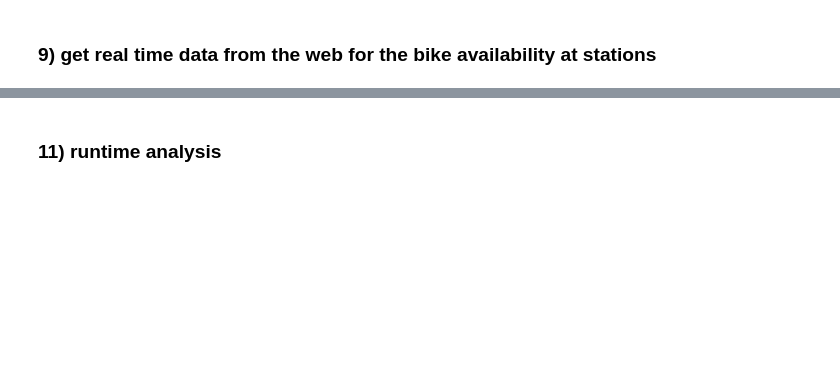
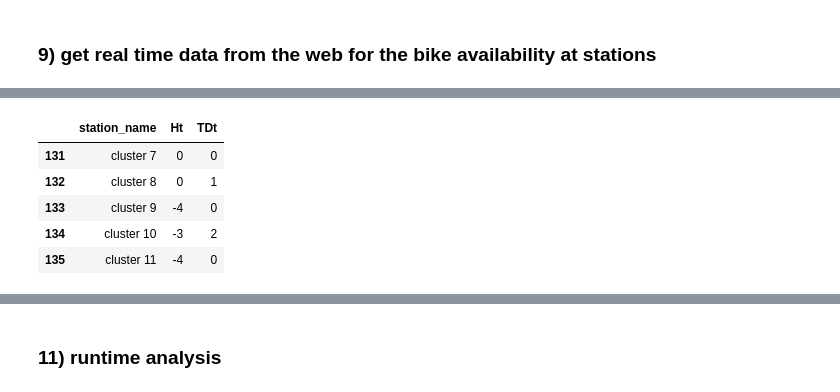
Before and after one commit to NikolasHe/MMCS_Project, a Jupyter notebook: notebook.ipynb, the cells around one changed output, grey strips where cells are left out. Saved outputs shown, nothing was run; the diff lists cells and outputs as text; code cells hidden in the pictures; blank space fills up the shorter version.

```diff
--- a/notebook.ipynb
+++ b/notebook.ipynb
@@ -879,0 +865,18 @@ bikes_av.head()
+# %%
+# cluster
+cluster_0 = ['Kings Building 2','Kings Building 3', 'Kings Buildings 1', 'Kings Buildings - Murchison House']
+cluster_1 = ['Canonmills', 'Logie Green Road']
+cluster_2 = ['IGMM - Western General', 'Western General Hospital']
+cluster_3 = ['Surgeons Hall', 'Bristo Square', 'West Crosscauseway', 'Simon Square','George Square','Crichton Street']
+cluster_4 = ['Corstorphine Road', 'Edinburgh Zoo']
+cluster_5 = ['Morningside Road', 'Royal Edinburgh Hospital']
+cluster_6 = ['Charlotte Square', 'Castle Street', 'Castle Terrace', 'Lothian Road']
+cluster_7 = ['Roseburn Street','Wester Coates Terrace']
+cluster_8 = ['St Andrews House', 'Holyrood Road', 'Waverley Court','Pleasance Courtyard']
+cluster_9 = ['Royal Commonwealth Pool', 'Pollock Halls']
+cluster_10 = ['Hunter Square', 'Waverley Bridge', 'Chambers Street', 'City Chambers', 'Waverley Station']
+cluster_11 = ['Meadows East', 'Gladstone Terrace']
+
+cluster_dict = {'cluster 0': cluster_0, 'cluster 1':cluster_1, 'cluster 2':cluster_2, 'cluster 3':cluster_3, 'cluster 4':cluster_4, 'cluster 5':cluster_5, 'cluster 6':cluster_6, 'cluster 7':cluster_7, 'cluster 8':cluster_8, 'cluster 9':cluster_9, 'cluster 10':cluster_10, 'cluster 11':cluster_11}
+
+cluster_dict['cluster 0']
@@ -879,0 +888,8 @@ bikes_av.head()
+# %%
+for cluster in cluster_dict.keys():
+    Sum = 0
+    for station in cluster_dict[cluster]:
+        if len(bikes_av[bikes_av.station_name == station]) != 0:
+            Sum += (bikes_av[bikes_av.station_name == station].iloc[0,1])
+    new_row = {'station_name': cluster, 'num_bikes_available': Sum}
+    bikes_av = bikes_av.append(new_row, ignore_index=True)
@@ -879,0 +905,26 @@ bikes_av.head()
+# %%
+# get demand data (for first of december)
+
+dec_01 = pd.read_csv('Prediction data/2020-12-01_third.csv', delimiter=',', header=0)
+period_2 = dec_01[dec_01.date == '2020-12-01 08:00:00']
+period_2 = period_2.drop('date',axis=1)
+
+
+for cluster in cluster_dict.keys():
+    Ht = 0
+    TDt = 0
+    for station in cluster_dict[cluster]:
+        if len(period_2[period_2.station_name == station]) != 0:
+            Ht += (period_2[period_2.station_name == station].iloc[0,1])
+            TDt += (period_2[period_2.station_name == station].iloc[0,2])
+    new_row = {'station_name': cluster, 'Ht': Ht, 'TDt':TDt}
+    period_2 = period_2.append(new_row, ignore_index=True)
+
+period_2.tail()
+# %% [output]
+|  | station_name | Ht | TDt |
+| 131 | cluster 7 | 0 | 0 |
+| 132 | cluster 8 | 0 | 1 |
+| 133 | cluster 9 | -4 | 0 |
+| 134 | cluster 10 | -3 | 2 |
+| 135 | cluster 11 | -4 | 0 |
```
Also changed, not shown: parts of 10 cells of this notebook, 23 other files.
